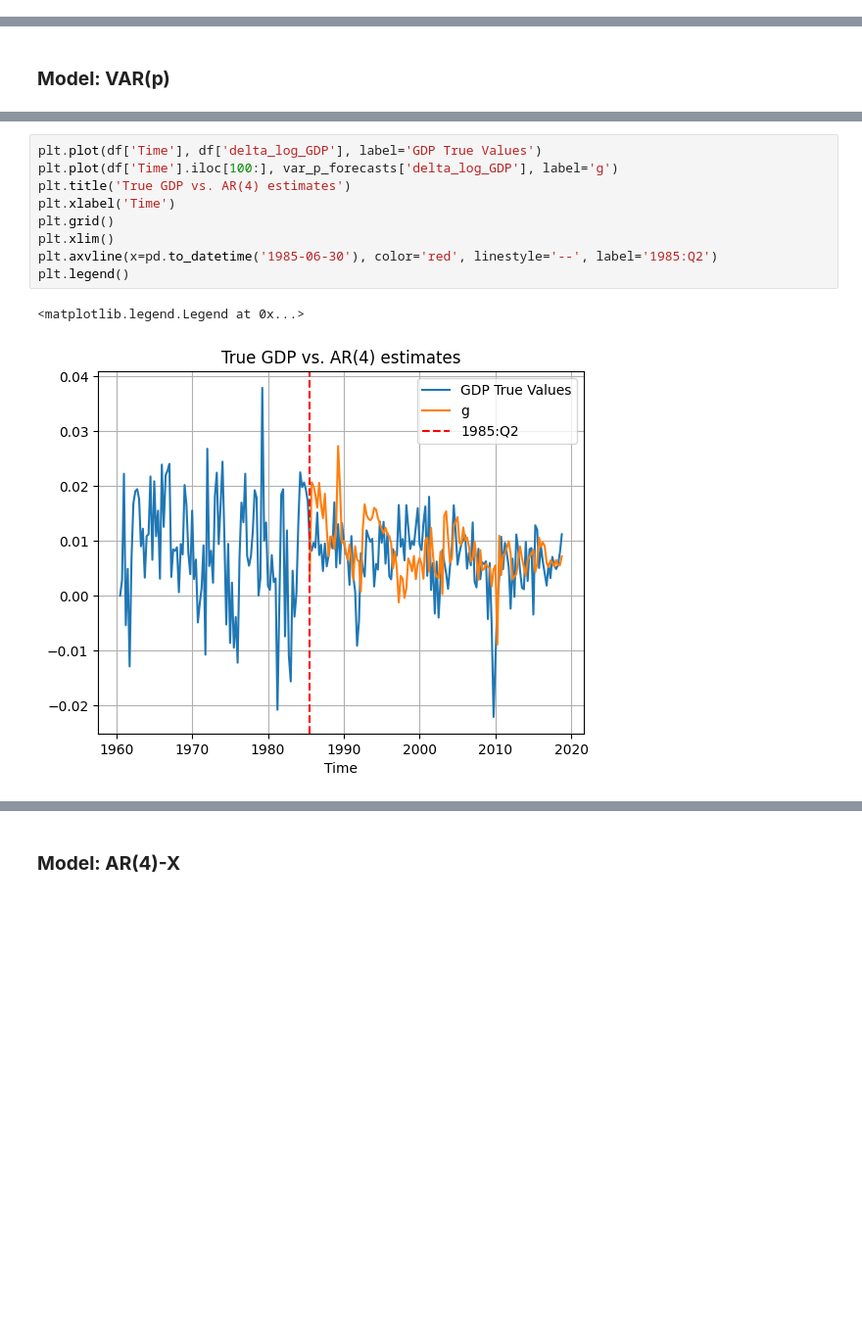
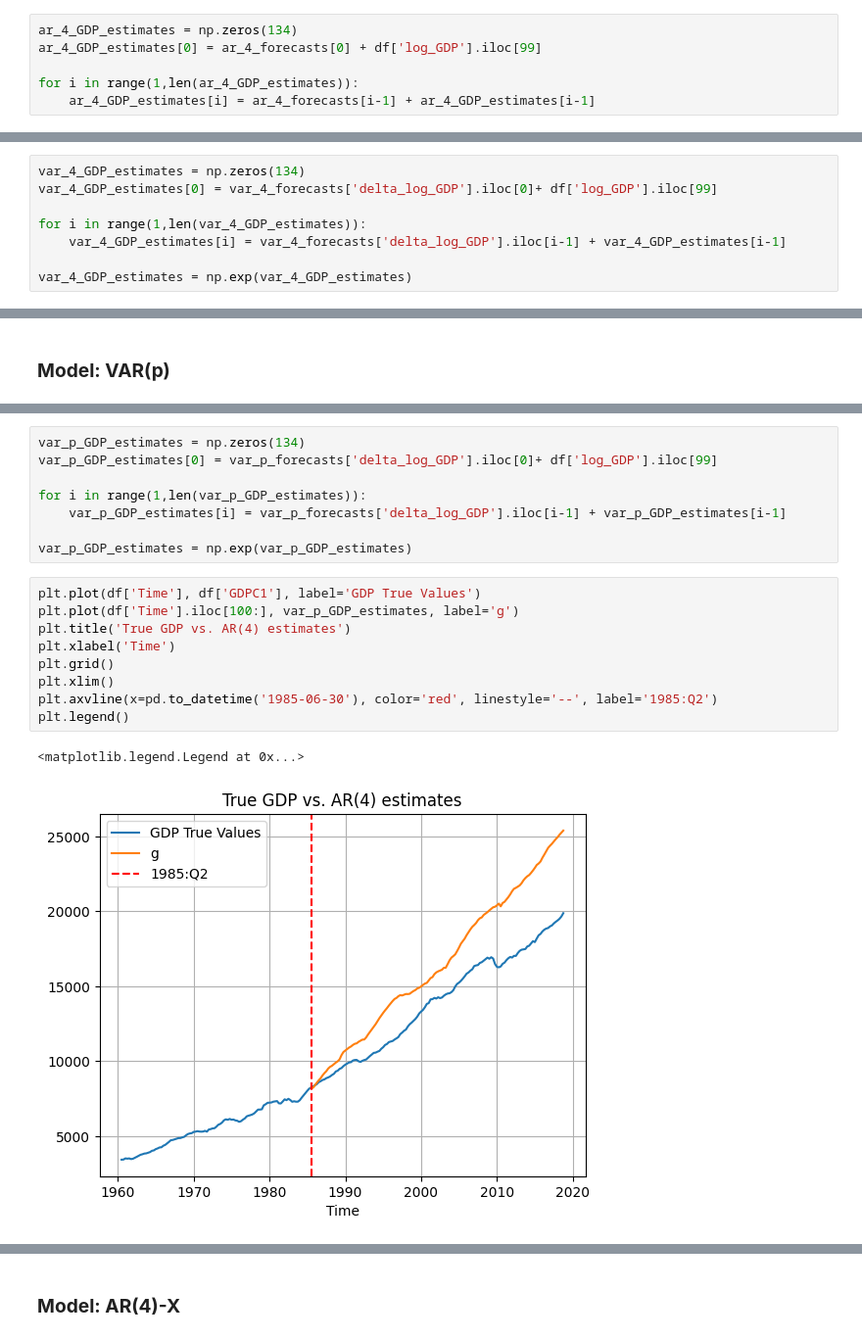
Before and after one commit to giordanovitale/Time-Series-Project, a Jupyter notebook: ts_project.ipynb, the cells around one changed output, grey strips where cells are left out. Shown: that part at 98% size. Drawn from its saved outputs; the diff is of its cells as text; blank space fills up the shorter version.

```diff
--- a/ts_project.ipynb
+++ b/ts_project.ipynb
@@ -174 +170,7 @@ ar_4_GDP_estimates.insert(0, j)
+# %%
+ar_4_GDP_estimates = np.zeros(134)
+ar_4_GDP_estimates[0] = ar_4_forecasts[0] + df['log_GDP'].iloc[99]
+
+for i in range(1,len(ar_4_GDP_estimates)):
+    ar_4_GDP_estimates[i] = ar_4_forecasts[i-1] + ar_4_GDP_estimates[i-1]
 # %%
@@ -217,3 +219,11 @@ for i in range(1, 135):
 
     # roll the window
     t += 1
+# %%
+var_4_GDP_estimates = np.zeros(134)
+var_4_GDP_estimates[0] = var_4_forecasts['delta_log_GDP'].iloc[0]+ df['log_GDP'].iloc[99]
+
+for i in range(1,len(var_4_GDP_estimates)):
+    var_4_GDP_estimates[i] = var_4_forecasts['delta_log_GDP'].iloc[i-1] + var_4_GDP_estimates[i-1]
+
+var_4_GDP_estimates = np.exp(var_4_GDP_estimates)
@@ -254,12 +274,20 @@ for i in range(1, 135):
+# %%
+var_p_GDP_estimates = np.zeros(134)
+var_p_GDP_estimates[0] = var_p_forecasts['delta_log_GDP'].iloc[0]+ df['log_GDP'].iloc[99]
+
+for i in range(1,len(var_p_GDP_estimates)):
+    var_p_GDP_estimates[i] = var_p_forecasts['delta_log_GDP'].iloc[i-1] + var_p_GDP_estimates[i-1]
+
+var_p_GDP_estimates = np.exp(var_p_GDP_estimates)
 # %%
-plt.plot(df['Time'], df['delta_log_GDP'], label='GDP True Values')
-plt.plot(df['Time'].iloc[100:], var_p_forecasts['delta_log_GDP'], label='g')
+plt.plot(df['Time'], df['GDPC1'], label='GDP True Values')
+plt.plot(df['Time'].iloc[100:], var_p_GDP_estimates, label='g')
 plt.title('True GDP vs. AR(4) estimates')
 plt.xlabel('Time')
 plt.grid()
 plt.xlim()
 plt.axvline(x=pd.to_datetime('1985-06-30'), color='red', linestyle='--', label='1985:Q2')
 plt.legend()
 # %% [output]
 <matplotlib.legend.Legend at 0x...>
-[figure, old version]
+[figure, new version]
```
Also changed, not shown: parts of 12 cells of this notebook.
